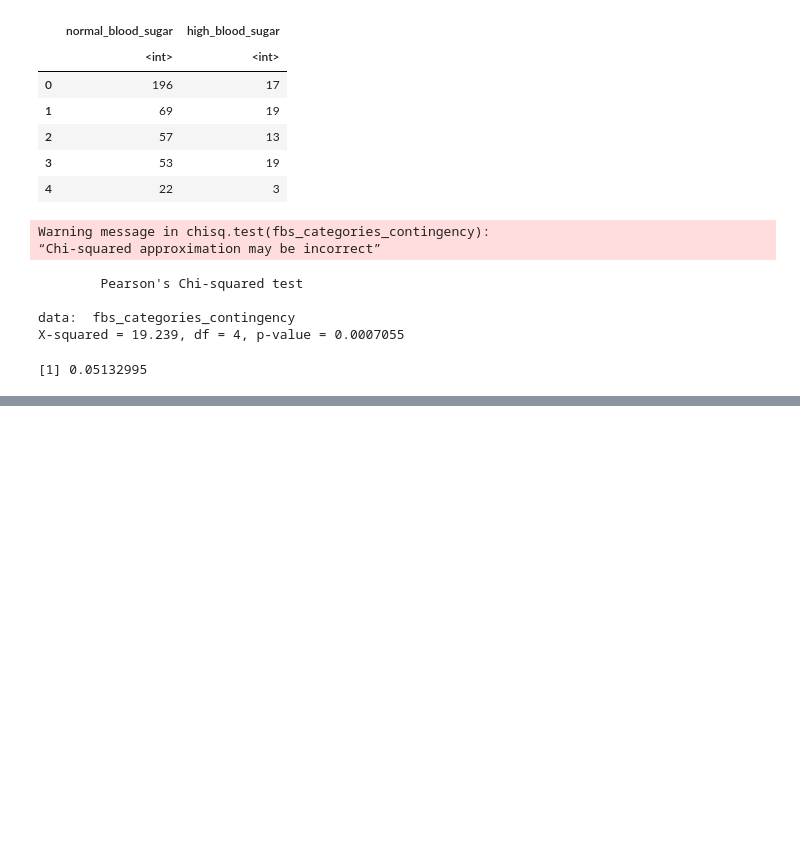
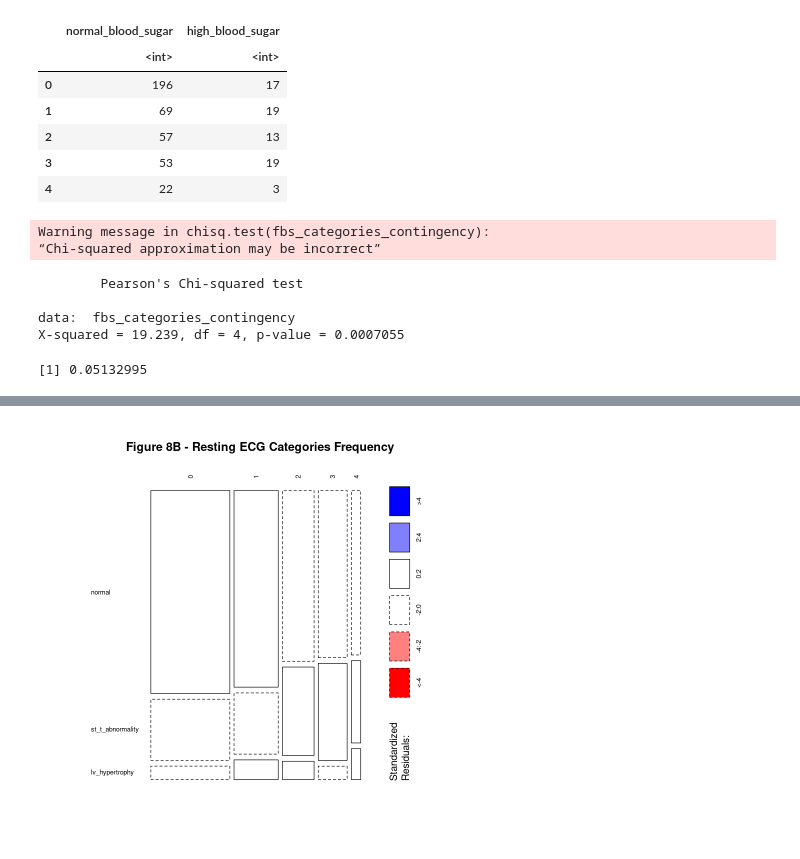
Before and after one commit to jerradmgenson/qdaim-proto, a Jupyter notebook: src/notebooks/dataset_analysis.ipynb, the cells around one changed output, grey strips where cells are left out. Drawn from its saved outputs; the diff is of its cells as text; code cells hidden in the pictures; blank space fills up the shorter version.

```diff
--- a/src/notebooks/dataset_analysis.ipynb
+++ b/src/notebooks/dataset_analysis.ipynb
@@ -864,0 +872,21 @@ mutinformation(heart_disease_data$fbs, heart_disease_data$num)
+# %%
+# Mosaic plot of resting ECG category vs. heart disease category.
+normal = c()
+st_t_abnormality = c()
+lv_hypertrophy = c()
+for(num in 0:4) {
+    normal_count <- sum(heart_disease_data[heart_disease_data$num == num,]$restecg == 0, na.rm=T)
+    st_t_abnormality_count <- sum(heart_disease_data[heart_disease_data$num == num,]$restecg == 1, na.rm=T)
+    lv_hypertrophy_count <- sum(heart_disease_data[heart_disease_data$num == num,]$restecg == 2, na.rm=T)
+    normal <- append(normal, c(normal_count))
+    st_t_abnormality <- append(st_t_abnormality, c(st_t_abnormality_count))
+    lv_hypertrophy <- append(lv_hypertrophy, c(lv_hypertrophy_count))
+}
+restecg_categories_contingency <- data.frame('normal'=normal,
+                                             'st_t_abnormality'=st_t_abnormality,
+                                             'lv_hypertrophy'=lv_hypertrophy)
+
+row.names(restecg_categories_contingency) <- 0:4
+mosaicplot(restecg_categories_contingency, shade=TRUE, las=2, main='Figure 8B - Resting ECG Categories Frequency')
+# %% [output]
+[figure, added]
```
Also changed, not shown: parts of 5 cells of this notebook.
